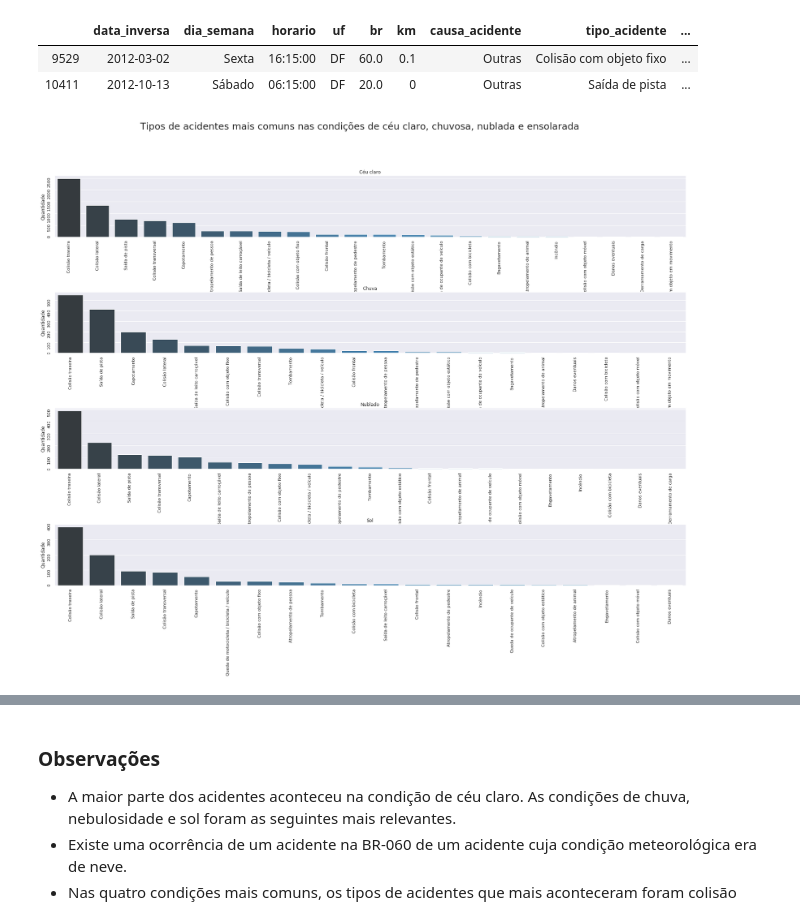
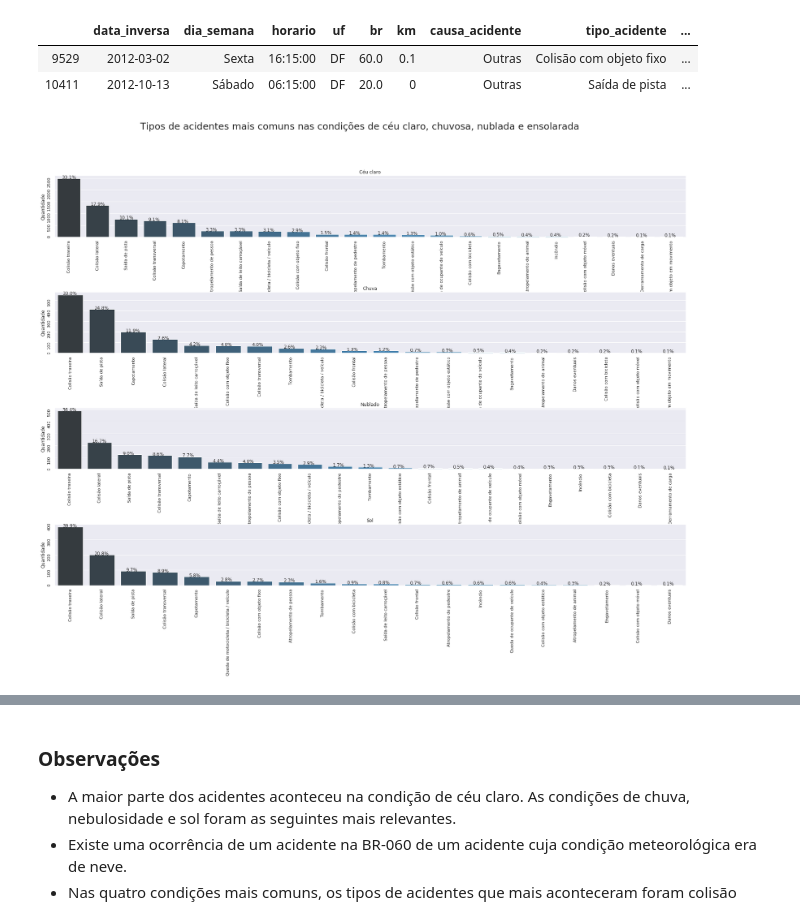
Before and after one commit to IagoCarvalho/tcc_scripts, a Jupyter notebook: QP02-Analysis.ipynb, the cells around one changed output, grey strips where cells are left out. Saved outputs shown, nothing was run; the diff lists cells and outputs as text; code cells hidden in the pictures.

```diff
--- a/QP02-Analysis.ipynb
+++ b/QP02-Analysis.ipynb
@@ -250,22 +311,33 @@ def barplot_com_subplots(lista_df, lista_df_label, x, y, titulo):
 
     i = 0
     for item in lista_df:
-        sns.barplot(x = item[x],
-                    y = item[y],
-                    data = item,
-                    palette = "Blues_d",
-                    ax = axs[i])
+        g_barras = sns.barplot(x = item[x],
+                               y = item[y],
+                               data = item,
+                               palette = "Blues_d",
+                               ax = axs[i])
         axs[i].tick_params(labelrotation=90)
         axs[i].set_ylabel('Quantidade')
         axs[i].set_xlabel('')
         axs[i].set_title(lista_df_label[i])
         i += 1
 
+        n_acidentes = item[y].reset_index().drop(columns='index')
+        total = item[y].sum()
+        j = 0
+        for p in g_barras.patches:
+            percentage = '{:.1f}%'.format(100 * n_acidentes['causa_acidente'][j]/total)
+            x_p = p.get_x() + p.get_width()/5
+            y_p = p.get_y() + p.get_height() + 0.04
+            g_barras.annotate(percentage, (x_p, y_p))
+            j += 1
+
+
     fig.suptitle(titulo, fontsize=25)
     plt.xlabel("")
     plt.show()
 # %%
-def plota_acidentes_condicao_meteorologica(agrupamento, titulo):
+def gera_listas_condicao_meteorologica(agrupamento):
     acidentes_condicao_ceu_claro = isola_condicao_meteorologica('ceu claro', agrupamento)
     acidentes_condicao_chuvosa = isola_condicao_meteorologica('chuva', agrupamento)
     acidentes_condicao_nublada = isola_condicao_meteorologica('nublado', agrupamento)
@@ -276,12 +348,14 @@ def plota_acidentes_condicao_meteorologica(agrupamento, titulo):
                           acidentes_condicao_nublada,
                           acidentes_condicao_ensolarada]
     lista_condicao_meteorologica = ['Céu claro', 'Chuva', 'Nublado', 'Sol']
-    barplot_com_subplots(lista_df_acidentes, lista_condicao_meteorologica, agrupamento, 'causa_acidente', titulo)
+
+    return lista_df_acidentes, lista_condicao_meteorologica
 # %%
 titulo = "Tipos de acidentes mais comuns nas condições de céu claro, chuvosa, nublada e ensolarada"
-plota_acidentes_condicao_meteorologica('tipo_acidente', titulo)
+lista_df_acidentes, lista_condicao_meteorologica = gera_listas_condicao_meteorologica('tipo_acidente')
+barplot_com_subplots(lista_df_acidentes, lista_condicao_meteorologica, 'tipo_acidente', 'causa_acidente', titulo)
 # %% [output]
-[figure, old version]
+[figure, new version]
 # %%
 acidentes_condicao_ignorada = isola_condicao_meteorologica('ignorada', 'tipo_acidente')
 acidentes_condicao_vento = isola_condicao_meteorologica('vento', 'tipo_acidente')
```
Also changed, not shown: parts of 13 cells of this notebook.
